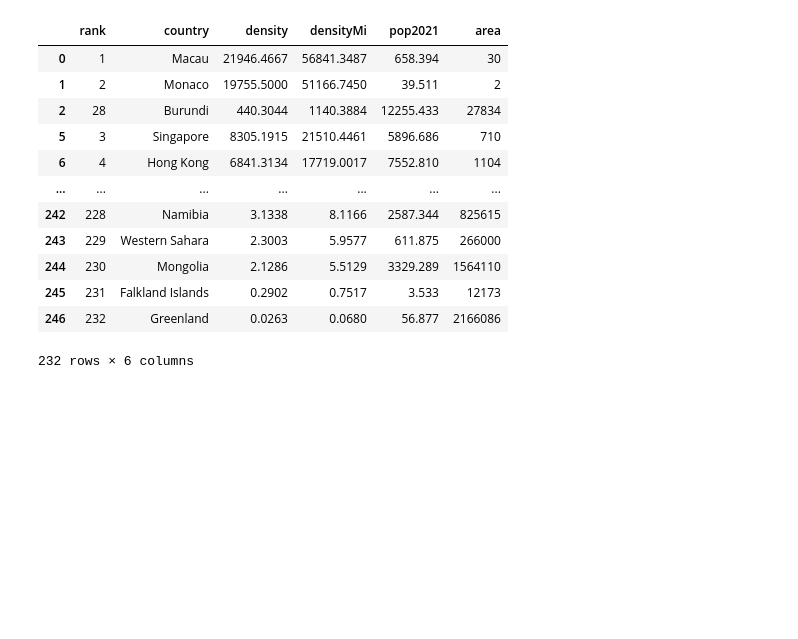
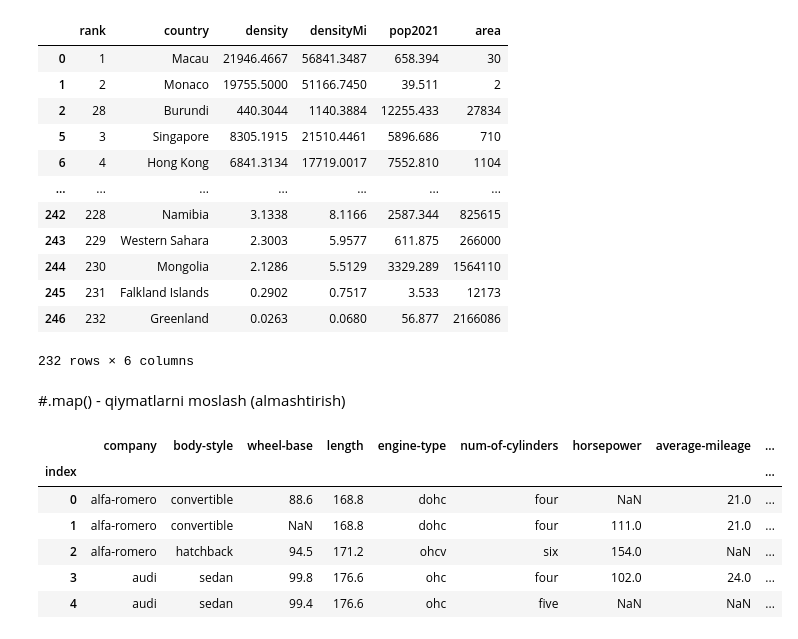
Before and after one commit to lazizrakhmat/DS-Pandas, a Jupyter notebook: data_duplicated.ipynb, the cells around one changed output. Drawn from its saved outputs; the diff is of its cells as text; code cells hidden in the pictures; blank space fills up the shorter version.

```diff
--- a/data_duplicated.ipynb
+++ b/data_duplicated.ipynb
@@ -73,3 +73,16 @@ df.drop_duplicates(['country']) # biz bu yerda yo'naltirdik, ya'niki faqat 'coun
 | 245 | 231 | Falkland Islands | 0.2902 | 0.7517 | 3.533 | 12173 |
 | 246 | 232 | Greenland | 0.0263 | 0.0680 | 56.877 | 2166086 |
 232 rows × 6 columns
+# %% [markdown]
+#.map() - qiymatlarni moslash (almashtirish)
+# %%
+df = pd.read_csv("https://github.com/anvarnarz/praktikum_datasets/raw/main/automobile_data_nan.csv", index_col=0)
+df.head()
+# %% [output]
+|  | company | body-style | wheel-base | length | engine-type | num-of-cylinders | horsepower | average-mileage | ... |
+| index |  |  |  |  |  |  |  |  | ... |
+| 0 | alfa-romero | convertible | 88.6 | 168.8 | dohc | four | NaN | 21.0 | ... |
+| 1 | alfa-romero | convertible | NaN | 168.8 | dohc | four | 111.0 | 21.0 | ... |
+| 2 | alfa-romero | hatchback | 94.5 | 171.2 | ohcv | six | 154.0 | NaN | ... |
+| 3 | audi | sedan | 99.8 | 176.6 | ohc | four | 102.0 | 24.0 | ... |
+| 4 | audi | sedan | 99.4 | 176.6 | ohc | five | NaN | NaN | ... |
```
Also changed, not shown: parts of 5 cells of this notebook.
